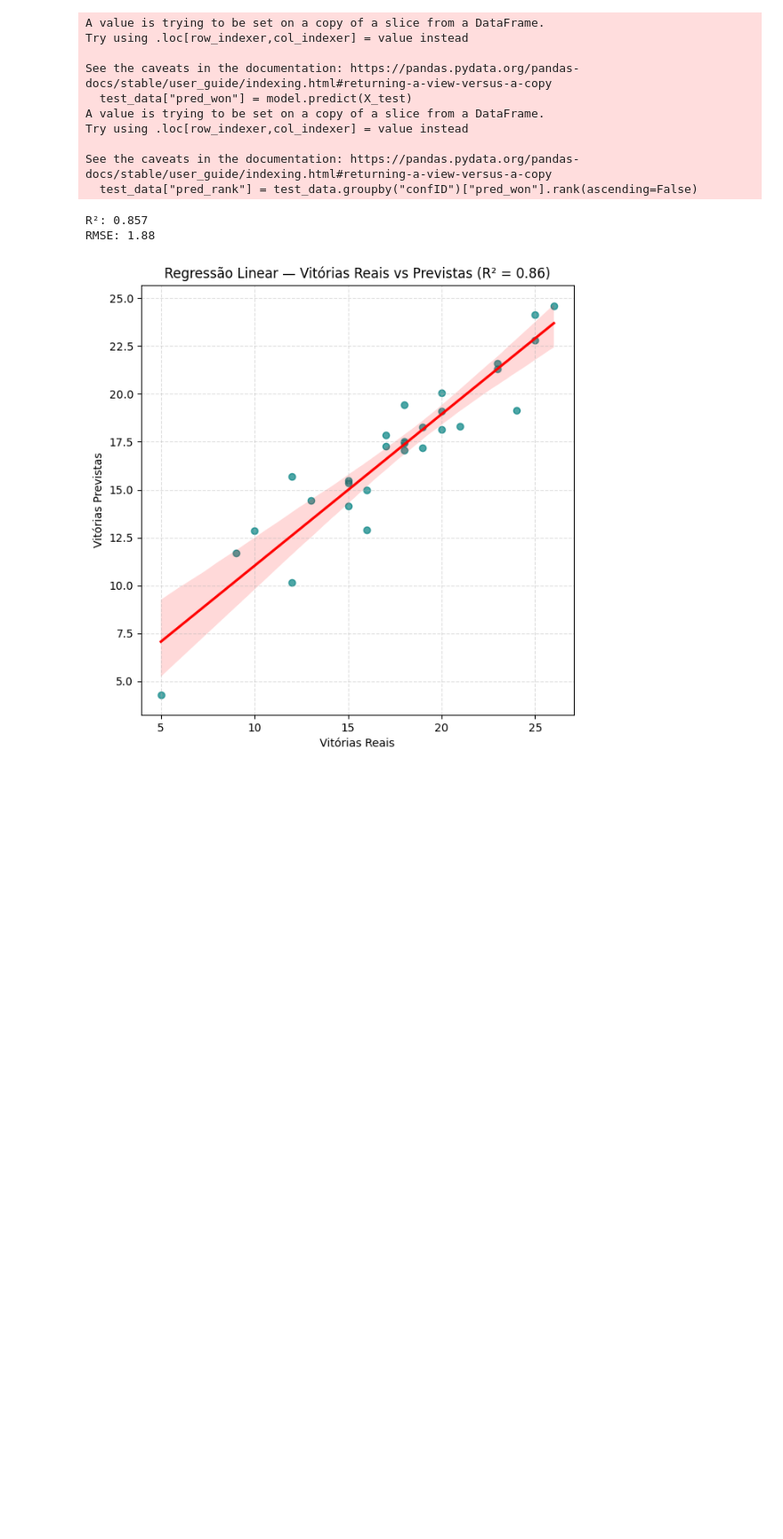
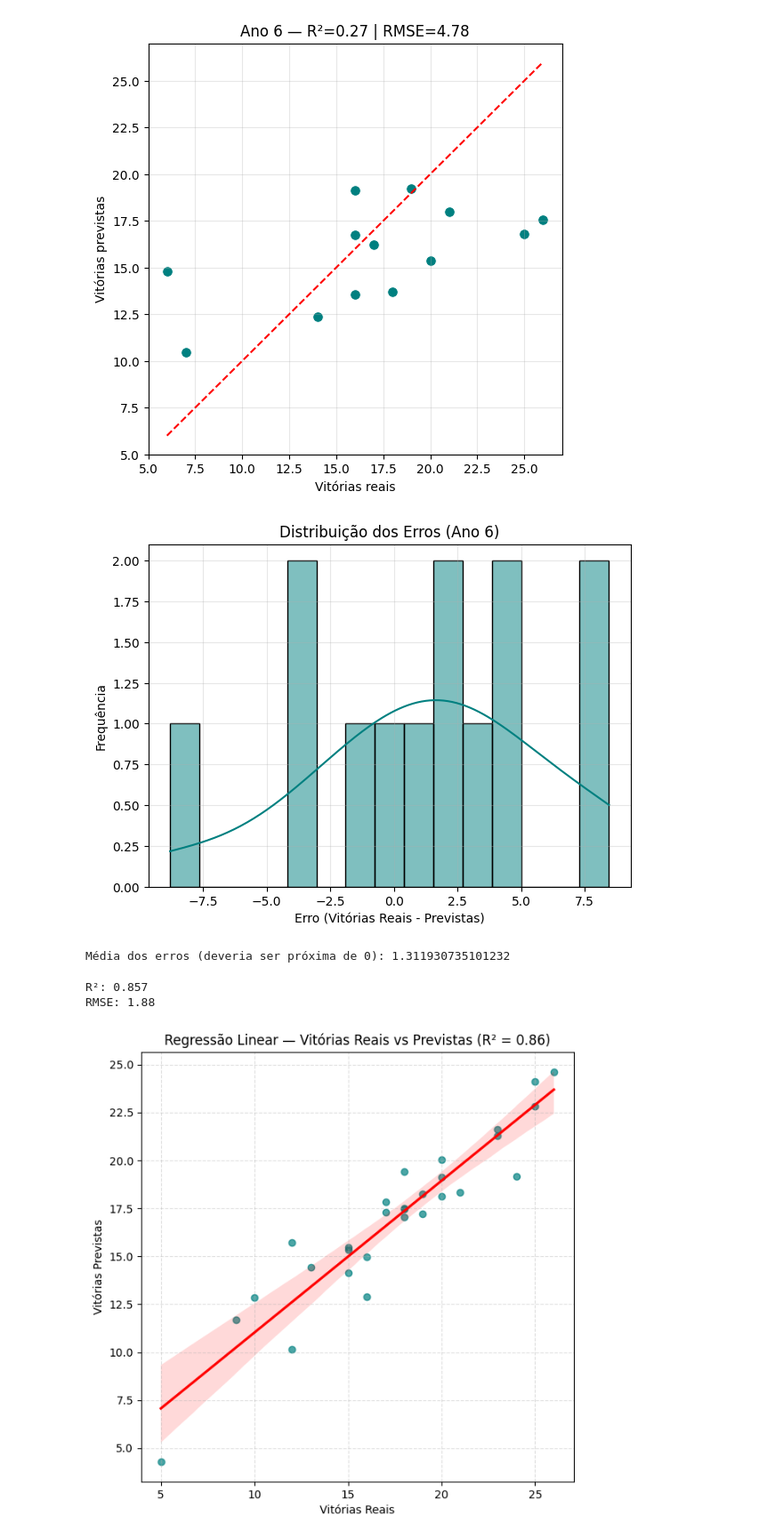
Before and after one commit to torradoov/Data_Mining-WNBA, a Jupyter notebook: 04_modeling_prediction.ipynb.ipynb, the cells around one changed output. Shown at 89% size. Drawn from its saved outputs; the diff is of its cells as text; code cells hidden in the pictures; blank space fills up the shorter version.

Commit message:
Analise resultados

```diff
--- a/04_modeling_prediction.ipynb.ipynb
+++ b/04_modeling_prediction.ipynb.ipynb
@@ -12,10 +12,17 @@ from scipy.stats import spearmanr
 # %%
 teams_model = pd.read_csv("data_models/teams_model.csv")
 # %%
+# ===============================================================
+# 🏀 Modelo 1 — Previsão de Vitórias a partir da Força da Época Anterior
+# ===============================================================
+
 import pandas as pd
 import numpy as np
+import matplotlib.pyplot as plt
+import seaborn as sns
 from sklearn.linear_model import LinearRegression
 from sklearn.metrics import r2_score, mean_squared_error
+import os
 
 # 1️⃣ Ler os dados principais
 teams = pd.read_csv("data/teams.csv")
@@ -24,44 +31,47 @@ team_prev_ratings = pd.read_csv("data_models/team_prev_ratings.csv")
 # 2️⃣ Juntar a força da equipa (ano anterior) ao dataset de equipas
 teams_full = pd.merge(teams, team_prev_ratings, on=["year", "tmID"], how="left")
 
-# 3️⃣ Criar variável 'team_prev_strength' — o rating total do plantel anterior
+# 3️⃣ Renomear para maior clareza
 teams_full = teams_full.rename(columns={"team_sum_player_prev_rating": "team_prev_strength"})
 
-# 4️⃣ Remover equipas que não têm histórico (primeiro ano)
-teams_full = teams_full.dropna(subset=["team_prev_strength"])
+# 4️⃣ Escolher o ano a prever
+target_year = 6  # Exemplo: prever ano 3 usando dados do ano 2
 
-# 5️⃣ Escolher o ano a prever
-target_year = 3 #-------------------> Esta a dar mal nao consigo usar ano 2 rever o porque
-train_data = teams_full[teams_full["year"] < target_year]
+train_data = teams_full[teams_full["year"] == target_year - 1]
 test_data  = teams_full[teams_full["year"] == target_year]
 
 print(f"Treino: {train_data.shape} | Teste ({target_year}): {test_data.shape}")
 
-# 6️⃣ Modelo simples: team_prev_strength → vitórias
+# 5️⃣ Preparar dados (remover linhas inválidas)
+train_data = train_data.dropna(subset=["team_prev_strength", "won"])
+test_data = test_data.dropna(subset=["team_prev_strength", "won"])
+
 X_train = train_data[["team_prev_strength"]]
 y_train = train_data["won"]
 
 X_test = test_data[["team_prev_strength"]]
 y_test = test_data["won"]
 
+# 6️⃣ Treinar modelo
 model = LinearRegression()
 model.fit(X_train, y_train)
 
-# 7️⃣ Previsão de vitórias
+# 7️⃣ Fazer previsões (mantendo o alinhamento correto)
+test_data = test_data.copy()
 test_data["pred_won"] = model.predict(X_test)
 
-# 8️⃣ Avaliação quantitativa
+# 8️⃣ Avaliar performance
 r2 = r2_score(y_test, test_data["pred_won"])
 rmse = np.sqrt(mean_squared_error(y_test, test_data["pred_won"]))
 
-print(f"\n📈 Avaliação para {target_year}:")
+print(f"\n📈 Avaliação para o ano {target_year}:")
 print(f"R² = {r2:.3f}")
 print(f"RMSE = {rmse:.2f}")
 
 # 9️⃣ Ranking previsto por conferência
 test_data["pred_rank"] = test_data.groupby("confID")["pred_won"].rank(ascending=False)
 
-# 🔟 Mostrar resultados
+# 🔟 Mostrar ranking previsto vs real
 print("\n🏀 Ranking previsto vs real:")
 print(
     test_data[["year", "confID", "tmID", "won", "pred_won", "rank", "pred_rank"]]
@@ -70,8 +80,34 @@ print(
 )
 
 # 11️⃣ Guardar previsões
-import os
 os.makedirs("data_models", exist_ok=True)
 test_data.to_csv("data_models/predictions_model1.csv", index=False)
 print("\n✅ Resultados guardados em: data_models/predictions_model1.csv")
+
+# ===============================================================
+# 📊 Visualização — Vitórias Reais vs Previstas
+# ===============================================================
+plt.figure(figsize=(6,6))
+sns.scatterplot(x=y_test, y=test_data["pred_won"], color="teal", s=70)
+plt.plot([y_test.min(), y_test.max()], [y_test.min(), y_test.max()], "r--")
+plt.xlabel("Vitórias reais")
+plt.ylabel("Vitórias previstas")
+plt.title(f"Ano {target_year} — R²={r2:.2f} | RMSE={rmse:.2f}")
+plt.grid(alpha=0.3)
+plt.show()
+
+# ===============================================================
+# 📉 Análise de Resíduos (opcional)
+# ===============================================================
+test_data["residual"] = y_test - test_data["pred_won"]
+
+plt.figure(figsize=(7,5))
+sns.histplot(test_data["residual"], bins=15, kde=True, color="teal")
+plt.title(f"Distribuição dos Erros (Ano {target_year})")
+plt.xlabel("Erro (Vitórias Reais - Previstas)")
+plt.ylabel("Frequência")
+plt.grid(alpha=0.3)
+plt.show()
+
+print("\nMédia dos erros (deveria ser próxima de 0):", test_data["residual"].mean())
 # %% [output]
@@ -96,15 +132,8 @@ RMSE = 3.36
 
 ✅ Resultados guardados em: data_models/predictions_model1.csv
+[figure, added]
+[figure, added]
-A value is trying to be set on a copy of a slice from a DataFrame.
-Try using .loc[row_indexer,col_indexer] = value instead
-
-See the caveats in the documentation: https://pandas.pydata.org/pandas-docs/stable/user_guide/indexing.html#returning-a-view-versus-a-copy
-  test_data["pred_won"] = model.predict(X_test)
-A value is trying to be set on a copy of a slice from a DataFrame.
-Try using .loc[row_indexer,col_indexer] = value instead
-
-See the caveats in the documentation: https://pandas.pydata.org/pandas-docs/stable/user_guide/indexing.html#returning-a-view-versus-a-copy
-  test_data["pred_rank"] = test_data.groupby("confID")["pred_won"].rank(ascending=False)
+Média dos erros (deveria ser próxima de 0): 1.311930735101232
 # %%
 # ===============================================================
 # Alínea (a) — Previsão do Ranking da Regular Season - Regressão Linear
```
Also changed, not shown: parts of 1 cell of this notebook, 4 other files.
